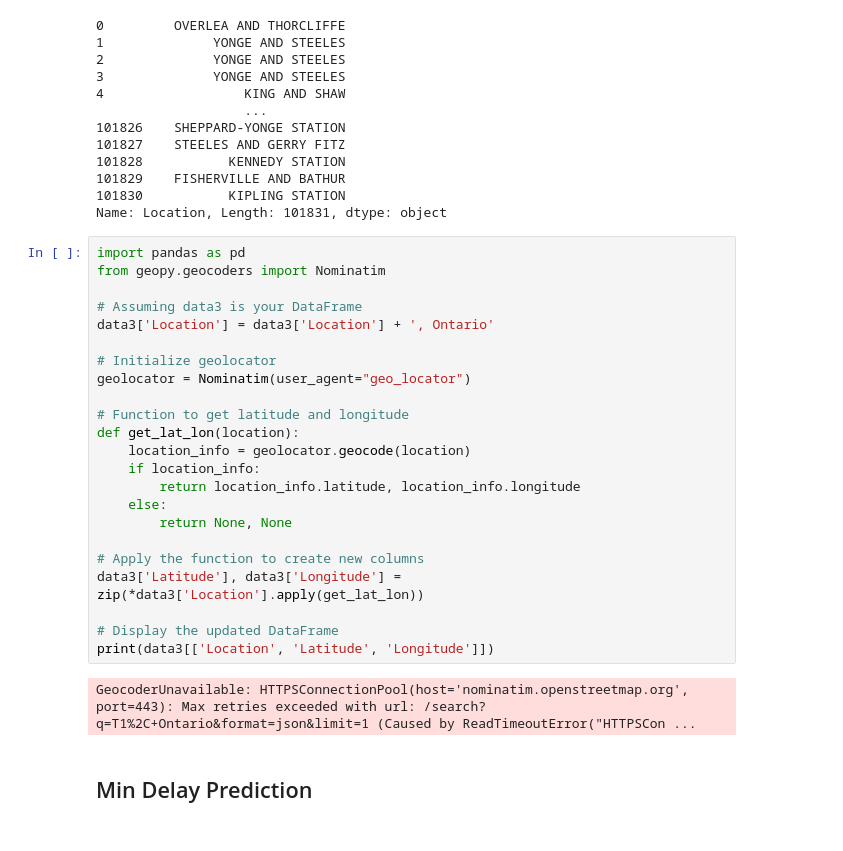
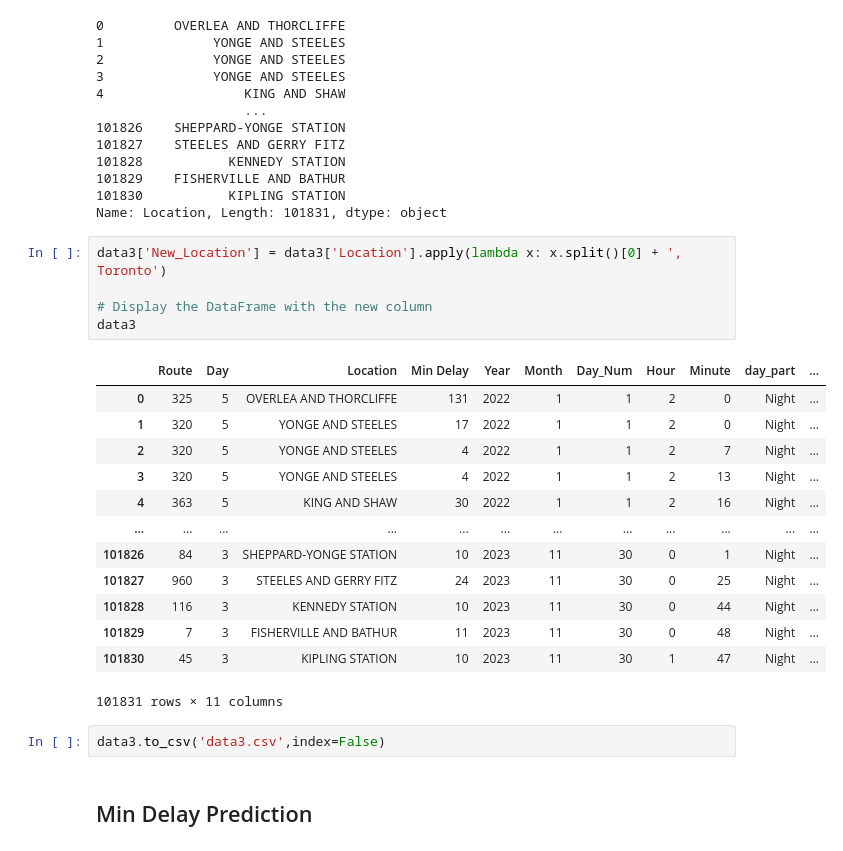
Before and after one commit to bainskarman/projects, a Jupyter notebook: TTC_Delay_Analysis/Notebook/ML and DL.ipynb, the cells around one changed output. Drawn from its saved outputs; the diff is of its cells as text.

Commit message:
updated data

```diff
--- a/TTC_Delay_Analysis/Notebook/ML and DL.ipynb
+++ b/TTC_Delay_Analysis/Notebook/ML and DL.ipynb
@@ -135,31 +135,27 @@ data3['Location']
 101829    FISHERVILLE AND BATHUR
 101830           KIPLING STATION
 Name: Location, Length: 101831, dtype: object
-# %%
-import pandas as pd
-from geopy.geocoders import Nominatim
-
-# Assuming data3 is your DataFrame
-data3['Location'] = data3['Location'] + ', Ontario'
-
-# Initialize geolocator
-geolocator = Nominatim(user_agent="geo_locator")
-
-# Function to get latitude and longitude
-def get_lat_lon(location):
-    location_info = geolocator.geocode(location)
-    if location_info:
-        return location_info.latitude, location_info.longitude
-    else:
-        return None, None
-
-# Apply the function to create new columns
-data3['Latitude'], data3['Longitude'] = zip(*data3['Location'].apply(get_lat_lon))
-
-# Display the updated DataFrame
-print(data3[['Location', 'Latitude', 'Longitude']])
-# %% [output]
-GeocoderUnavailable: HTTPSConnectionPool(host='nominatim.openstreetmap.org', port=443): Max retries exceeded with url: /search?q=T1%2C+Ontario&format=json&limit=1 (Caused by ReadTimeoutError("HTTPSCon ...
+# %%
+data3['New_Location'] = data3['Location'].apply(lambda x: x.split()[0] + ', Toronto')
+
+# Display the DataFrame with the new column
+data3
+# %% [output]
+|  | Route | Day | Location | Min Delay | Year | Month | Day_Num | Hour | Minute | day_part | ... |
+| 0 | 325 | 5 | OVERLEA AND THORCLIFFE | 131 | 2022 | 1 | 1 | 2 | 0 | Night | ... |
+| 1 | 320 | 5 | YONGE AND STEELES | 17 | 2022 | 1 | 1 | 2 | 0 | Night | ... |
+| 2 | 320 | 5 | YONGE AND STEELES | 4 | 2022 | 1 | 1 | 2 | 7 | Night | ... |
+| 3 | 320 | 5 | YONGE AND STEELES | 4 | 2022 | 1 | 1 | 2 | 13 | Night | ... |
+| 4 | 363 | 5 | KING AND SHAW | 30 | 2022 | 1 | 1 | 2 | 16 | Night | ... |
+| ... | ... | ... | ... | ... | ... | ... | ... | ... | ... | ... | ... |
+| 101826 | 84 | 3 | SHEPPARD-YONGE STATION | 10 | 2023 | 11 | 30 | 0 | 1 | Night | ... |
+| 101827 | 960 | 3 | STEELES AND GERRY FITZ | 24 | 2023 | 11 | 30 | 0 | 25 | Night | ... |
+| 101828 | 116 | 3 | KENNEDY STATION | 10 | 2023 | 11 | 30 | 0 | 44 | Night | ... |
+| 101829 | 7 | 3 | FISHERVILLE AND BATHUR | 11 | 2023 | 11 | 30 | 0 | 48 | Night | ... |
+| 101830 | 45 | 3 | KIPLING STATION | 10 | 2023 | 11 | 30 | 1 | 47 | Night | ... |
+101831 rows × 11 columns
+# %%
+data3.to_csv('data3.csv',index=False)
 # %% [markdown]
 ## Min Delay Prediction
 # %%
```
Also changed, not shown: 1 other file.
